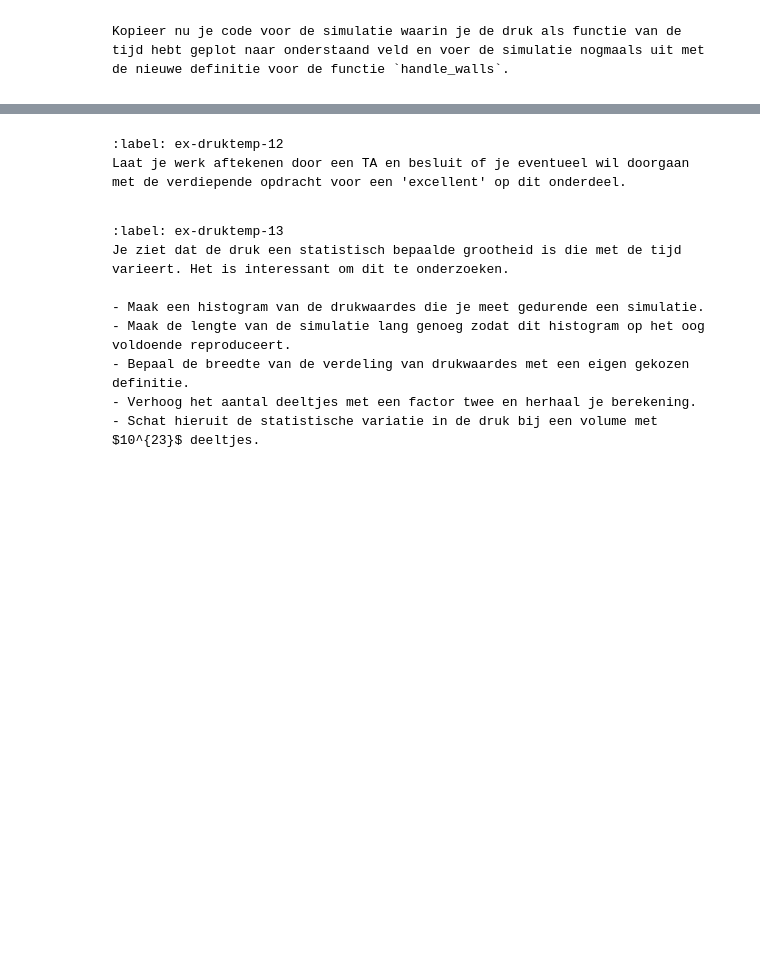
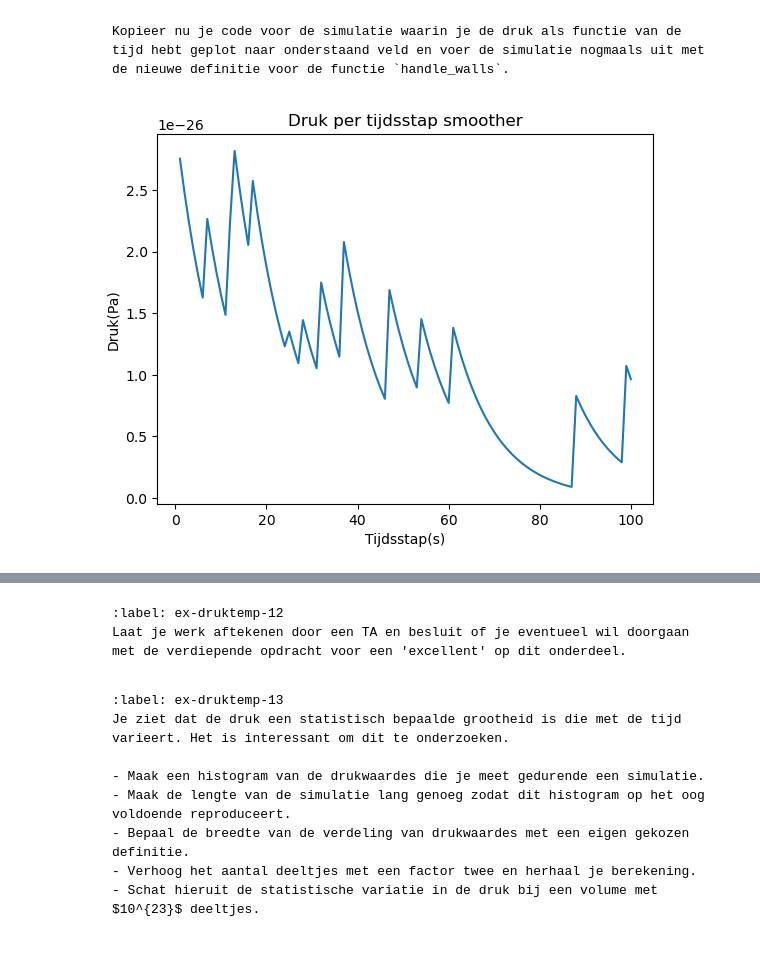
Before and after one commit to daantjebunschoten1-gif/Daantje-Lieke, a Jupyter notebook: Content/PySim/5_druktemp.ipynb, the cells around one changed output, grey strips where cells are left out. Cells and saved outputs as stored; diff of their text form; code cells hidden in the pictures; blank space fills up the shorter version.

```diff
--- a/Content/PySim/5_druktemp.ipynb
+++ b/Content/PySim/5_druktemp.ipynb
@@ -401,7 +377,26 @@ Kopieer nu je code voor de simulatie waarin je de druk als functie van de tijd h
 # %%
 # RUIMTE VOOR GEKOPIEERDE FUNCTIE
 
+particles=[]
+create_particles(particles)
+
+pressure_array = np.array([])
+for i in range(100):
+    take_time_step(particles)
+    pressure_array = np.append(pressure_array,pressure)
+
+plt.figure()
+plt.plot(times,pressure_array)
+plt.xlabel("Tijdsstap(s)")
+plt.ylabel("Druk(Pa)")
+plt.title("Druk per tijdsstap smoother")
+plt.show()
+
+
+
 #your code/answer
+# %% [output]
+[figure, added]
 # %% [markdown]
 Met de middeling kan je beter zien wat de gemiddelde waarde voor de druk in dit systeem is. Als dit voor jouw simulatie lastig is kan je de factor `alpha` aanpassen in de functie 'handle_walls`, zodat je over een langere periode het gemiddelde neemt. Hou daarbij wel rekening met de eis in [bovenstaande formule](#int_norm)
 
```
Also changed, not shown: parts of 10 cells of this notebook.
